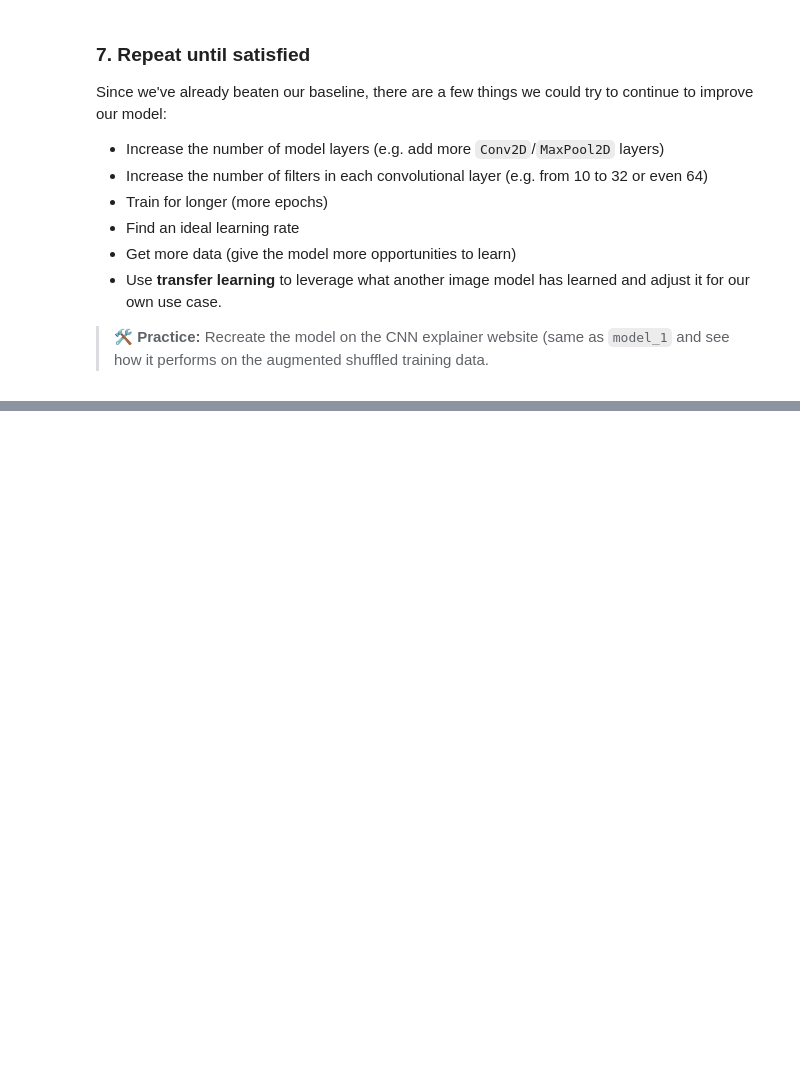
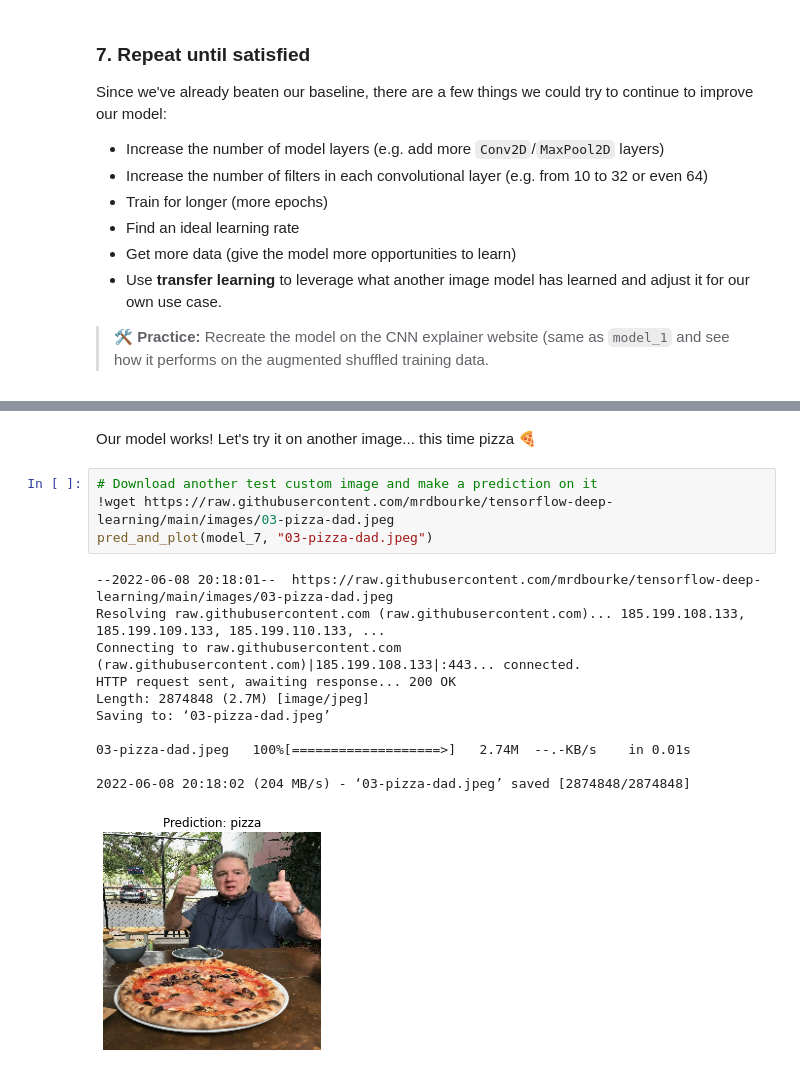
Before and after one commit to leighd2008/TF-class-colab-notebooks, a Jupyter notebook: 03_introduction_to_computer_vision_with_tensorflow.ipynb, the cells around one changed output, grey strips where cells are left out. Saved outputs shown, nothing was run; the diff lists cells and outputs as text; blank space fills up the shorter version.

```diff
--- a/03_introduction_to_computer_vision_with_tensorflow.ipynb
+++ b/03_introduction_to_computer_vision_with_tensorflow.ipynb
@@ -1008,0 +1145,18 @@ plot_loss_curves(history_9)
+# %% [markdown]
+ Our model works! Let's try it on another image... this time pizza 🍕
+# %%
+# Download another test custom image and make a prediction on it
+!wget https://raw.githubusercontent.com/mrdbourke/tensorflow-deep-learning/main/images/03-pizza-dad.jpeg
+pred_and_plot(model_7, "03-pizza-dad.jpeg")
+# %% [output]
+--2022-06-08 20:18:01--  https://raw.githubusercontent.com/mrdbourke/tensorflow-deep-learning/main/images/03-pizza-dad.jpeg
+Resolving raw.githubusercontent.com (raw.githubusercontent.com)... 185.199.108.133, 185.199.109.133, 185.199.110.133, ...
+Connecting to raw.githubusercontent.com (raw.githubusercontent.com)|185.199.108.133|:443... connected.
+HTTP request sent, awaiting response... 200 OK
+Length: 2874848 (2.7M) [image/jpeg]
+Saving to: ‘03-pizza-dad.jpeg’
+
+03-pizza-dad.jpeg   100%[===================>]   2.74M  --.-KB/s    in 0.01s
+
+2022-06-08 20:18:02 (204 MB/s) - ‘03-pizza-dad.jpeg’ saved [2874848/2874848]
+[figure, added]
```
Also changed, not shown: parts of 34 cells of this notebook.
